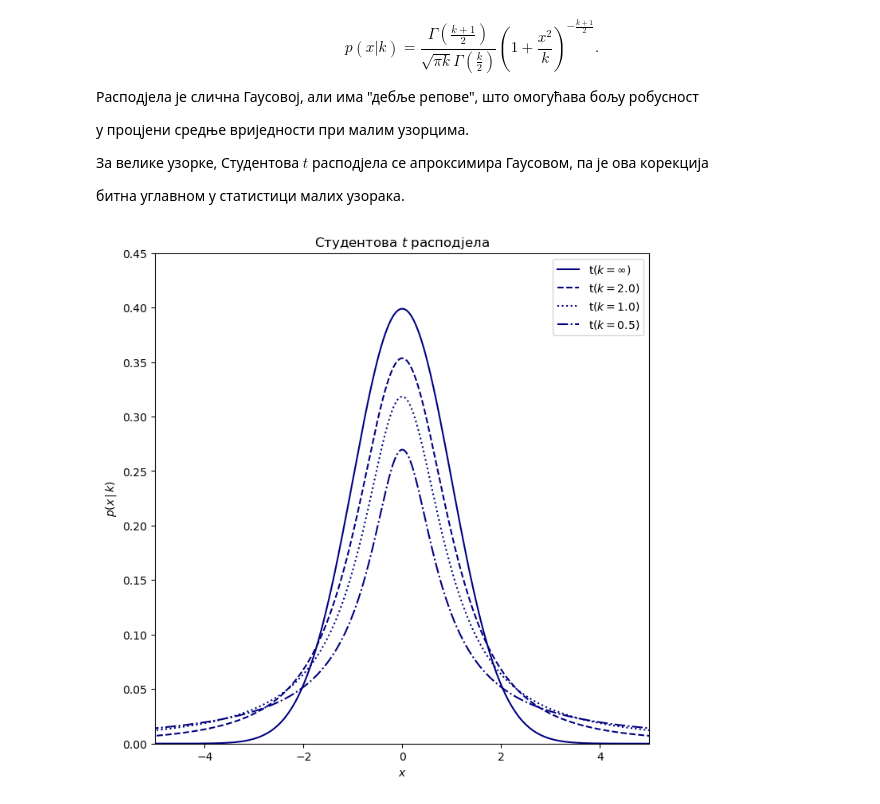
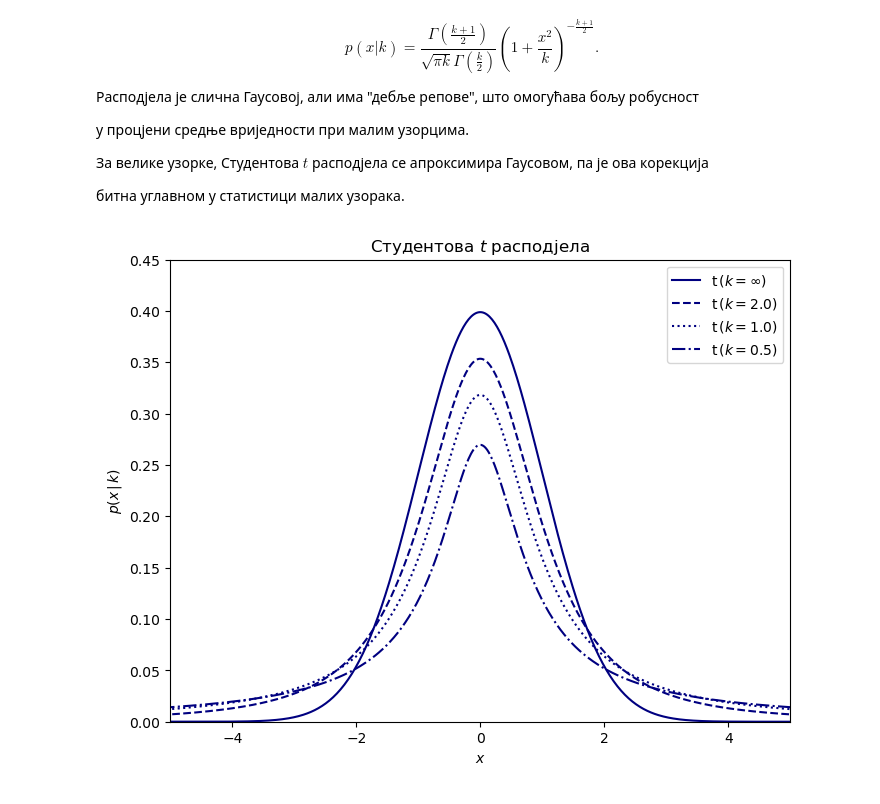
Before and after one commit to zorzeus/Astrostatistika, a Jupyter notebook: as_02.ipynb, the cells around one changed output. Saved outputs shown, nothing was run; the diff lists cells and outputs as text; code cells hidden in the pictures.

```diff
--- a/as_02.ipynb
+++ b/as_02.ipynb
@@ -724,7 +692,7 @@ $$
 mu_values = [1, 5, 15]
 linestyles = ['-', '--', ':']
 
-fig, ax = plt.subplots(figsize=(8,8))
+plt.figure(figsize=(8,6))
 
 for mu, ls in zip(mu_values, linestyles):
 
@@ -735,7 +703,7 @@ for mu, ls in zip(mu_values, linestyles):
              linestyle=ls,
              label=r'$\mu=%i$' % mu)
 
-    plt.scatter(x, dist.pmf(x), edgecolor='navy',facecolor='white')
+    plt.scatter(x, dist.pmf(x), edgecolor='navy',facecolor='red')
 
 plt.xlim(-0.5, 30)
 plt.ylim(0, 0.4)
@@ -778,30 +746,30 @@ $$
 битна углавном у статистици малих узорака.
 # %%
 mu = 0
-k_values = [1E10, 2, 1, 0.5]
+k_values = [1e10, 2, 1, 0.5]
 linestyles = ['-', '--', ':', '-.']
 x = np.linspace(-10, 10, 1000)
 
-fig, ax = plt.subplots(figsize=(8,8))
+plt.figure(figsize=(8,6))
 
 for k, ls in zip(k_values, linestyles):
     dist = student_t(k, 0)
 
-    if k >= 1E10:
-        label = r'$\mathrm{t}(k=\infty)$'
+    if k >= 1e10:
+        label = r'$\mathrm{t}\,(k=\infty)$'
     else:
-        label = r'$\mathrm{t}(k=%.1f)$' % k
+        label = r'$\mathrm{t}\,(k=%.1f)$' % k
 
     plt.plot(x, dist.pdf(x), ls=ls, c='navy', label=label)
 
 plt.xlim(-5, 5)
 plt.ylim(0.0, 0.45)
 
 plt.xlabel(r'$x$')
 plt.ylabel(r'$p(x\,|\,k)$')
 plt.title(r'Студентова $t$ расподјела')
 
 plt.legend()
 plt.show()
 # %% [output]
-[figure, old version]
+[figure, new version]
```
Also changed, not shown: parts of 24 cells of this notebook, 2 other files.
